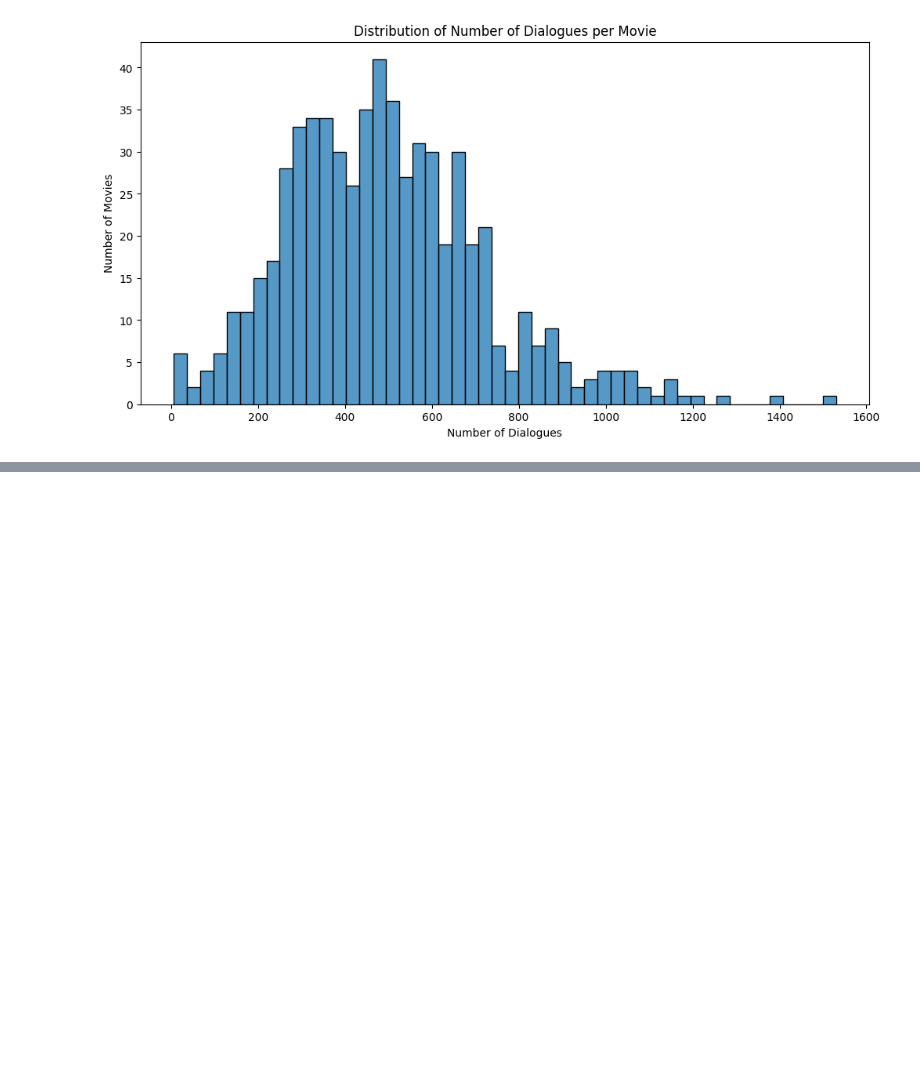
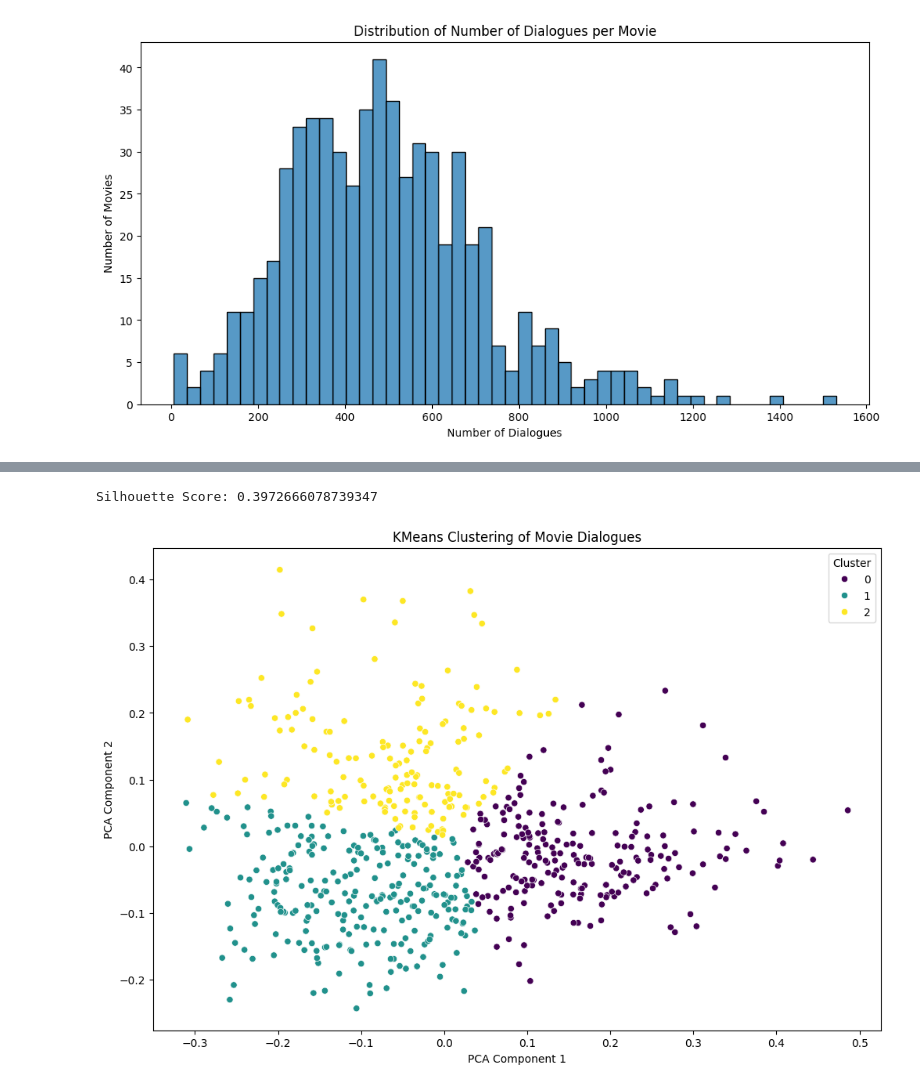
Before and after one commit to dstephenhaynes/DTSA5510, a Jupyter notebook: DTSA5510_Final.ipynb, the cells around one changed output, grey strips where cells are left out. Saved outputs shown, nothing was run; the diff lists cells and outputs as text; code cells hidden in the pictures; blank space fills up the shorter version.

```diff
--- a/DTSA5510_Final.ipynb
+++ b/DTSA5510_Final.ipynb
@@ -295,15 +261,0 @@ Silhouette Score: 0.04293107080124663
-# %%
-# Add the cluster labels to the movie_dialogues DataFrame
-movie_dialogues['cluster'] = kmeans.labels_
-
-# Explore the genres within each cluster
-for cluster in sorted(movie_dialogues['cluster'].unique()):
-    print(f"Cluster {cluster}:")
-    print(movie_dialogues[movie_dialogues['cluster'] == cluster]['genres'].value_counts())
-    print("\n")
-
-# Example of displaying some movies in a cluster
-for cluster in sorted(movie_dialogues['cluster'].unique()):
-    print(f"Cluster {cluster} Example Movies:")
-    print(movie_dialogues[movie_dialogues['cluster'] == cluster][['movie_title', 'genres']].head())
-    print("\n")
@@ -411,0 +726,20 @@ ValueError: Found array with 0 sample(s) (shape=(0, 50)) while a minimum of 1 is
+# %%
+# Clustering: KMeans
+kmeans = KMeans(n_clusters=3, random_state=42)  # Adjust the number of clusters
+labels = kmeans.fit_predict(pca_matrix)
+
+# Evaluation: Silhouette Score
+score = silhouette_score(pca_matrix, labels)
+print(f'Silhouette Score: {score}')
+
+# Visualization
+plt.figure(figsize=(12, 8))
+sns.scatterplot(x=pca_matrix[:, 0], y=pca_matrix[:, 1], hue=labels, palette='viridis')
+plt.title('KMeans Clustering of Movie Dialogues')
+plt.xlabel('PCA Component 1')
+plt.ylabel('PCA Component 2')
+plt.legend(title='Cluster')
+plt.show()
+# %% [output]
+Silhouette Score: 0.3972666078739347
+[figure, added]
```
Also changed, not shown: parts of 27 cells of this notebook.
